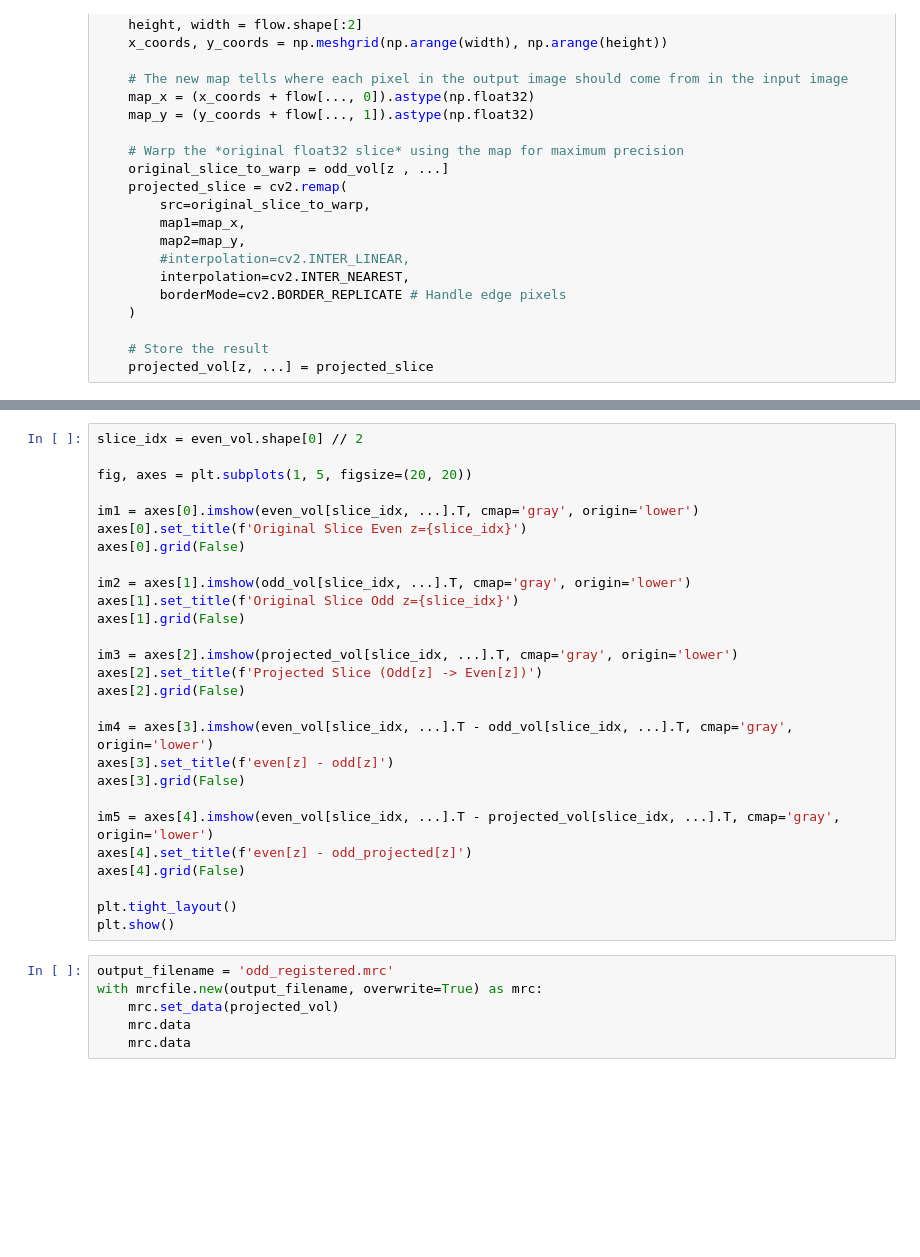
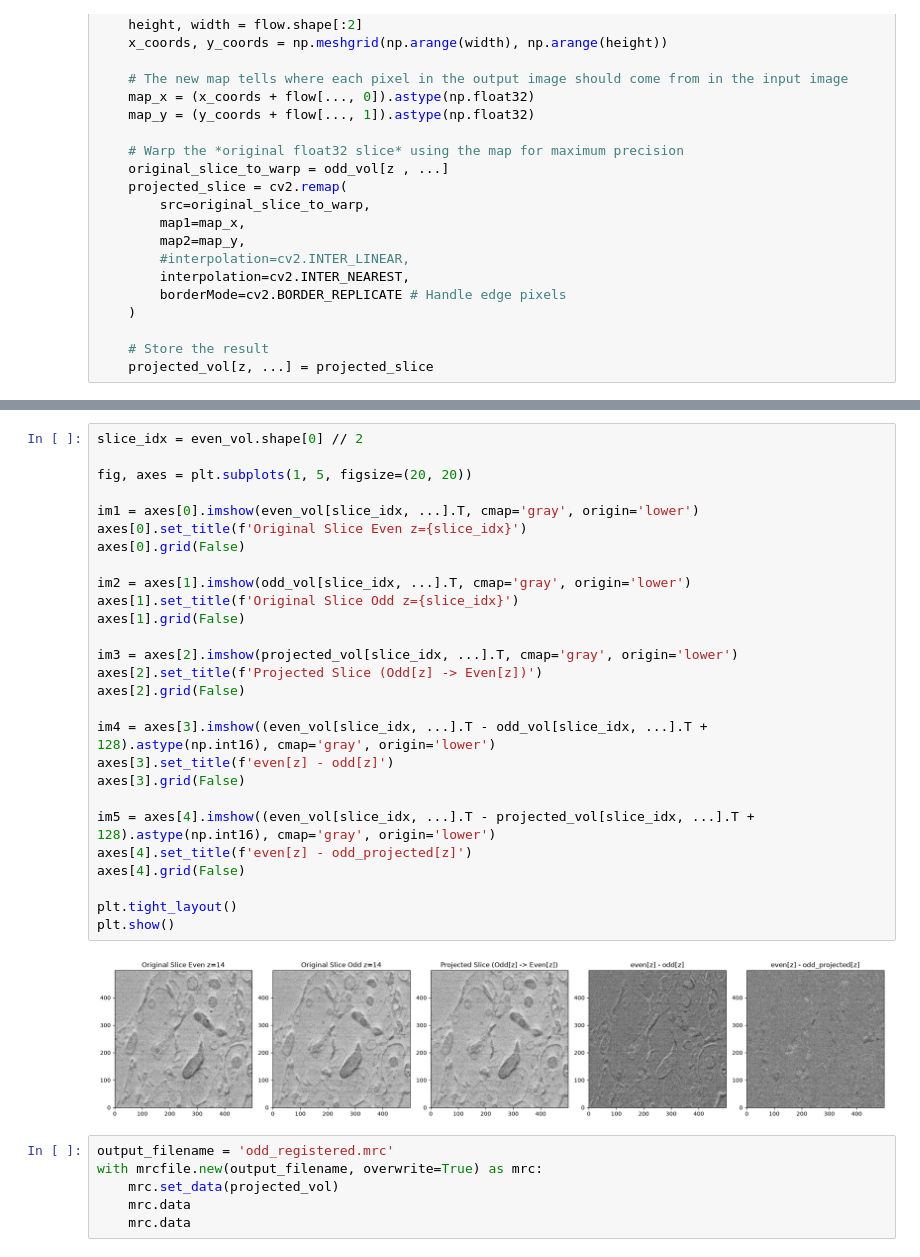
Before and after one commit to microscopy-processing/N2N-REO, a Jupyter notebook: N2N-REO.ipynb, the cells around one changed output, grey strips where cells are left out. Saved outputs shown, nothing was run; the diff lists cells and outputs as text; blank space fills up the shorter version.

```diff
--- a/N2N-REO.ipynb
+++ b/N2N-REO.ipynb
@@ -111,30 +128,32 @@ projected_vol.shape
 # %%
 slice_idx = even_vol.shape[0] // 2
 
 fig, axes = plt.subplots(1, 5, figsize=(20, 20))
 
 im1 = axes[0].imshow(even_vol[slice_idx, ...].T, cmap='gray', origin='lower')
 axes[0].set_title(f'Original Slice Even z={slice_idx}')
 axes[0].grid(False)
 
 im2 = axes[1].imshow(odd_vol[slice_idx, ...].T, cmap='gray', origin='lower')
 axes[1].set_title(f'Original Slice Odd z={slice_idx}')
 axes[1].grid(False)
 
 im3 = axes[2].imshow(projected_vol[slice_idx, ...].T, cmap='gray', origin='lower')
 axes[2].set_title(f'Projected Slice (Odd[z] -> Even[z])')
 axes[2].grid(False)
 
-im4 = axes[3].imshow(even_vol[slice_idx, ...].T - odd_vol[slice_idx, ...].T, cmap='gray', origin='lower')
+im4 = axes[3].imshow((even_vol[slice_idx, ...].T - odd_vol[slice_idx, ...].T + 128).astype(np.int16), cmap='gray', origin='lower')
 axes[3].set_title(f'even[z] - odd[z]')
 axes[3].grid(False)
 
-im5 = axes[4].imshow(even_vol[slice_idx, ...].T - projected_vol[slice_idx, ...].T, cmap='gray', origin='lower')
+im5 = axes[4].imshow((even_vol[slice_idx, ...].T - projected_vol[slice_idx, ...].T + 128).astype(np.int16), cmap='gray', origin='lower')
 axes[4].set_title(f'even[z] - odd_projected[z]')
 axes[4].grid(False)
 
 plt.tight_layout()
 plt.show()
+# %% [output]
+[figure, added]
 # %%
 output_filename = 'odd_registered.mrc'
 with mrcfile.new(output_filename, overwrite=True) as mrc:
```
Also changed, not shown: parts of 24 cells of this notebook, 1 other file.
